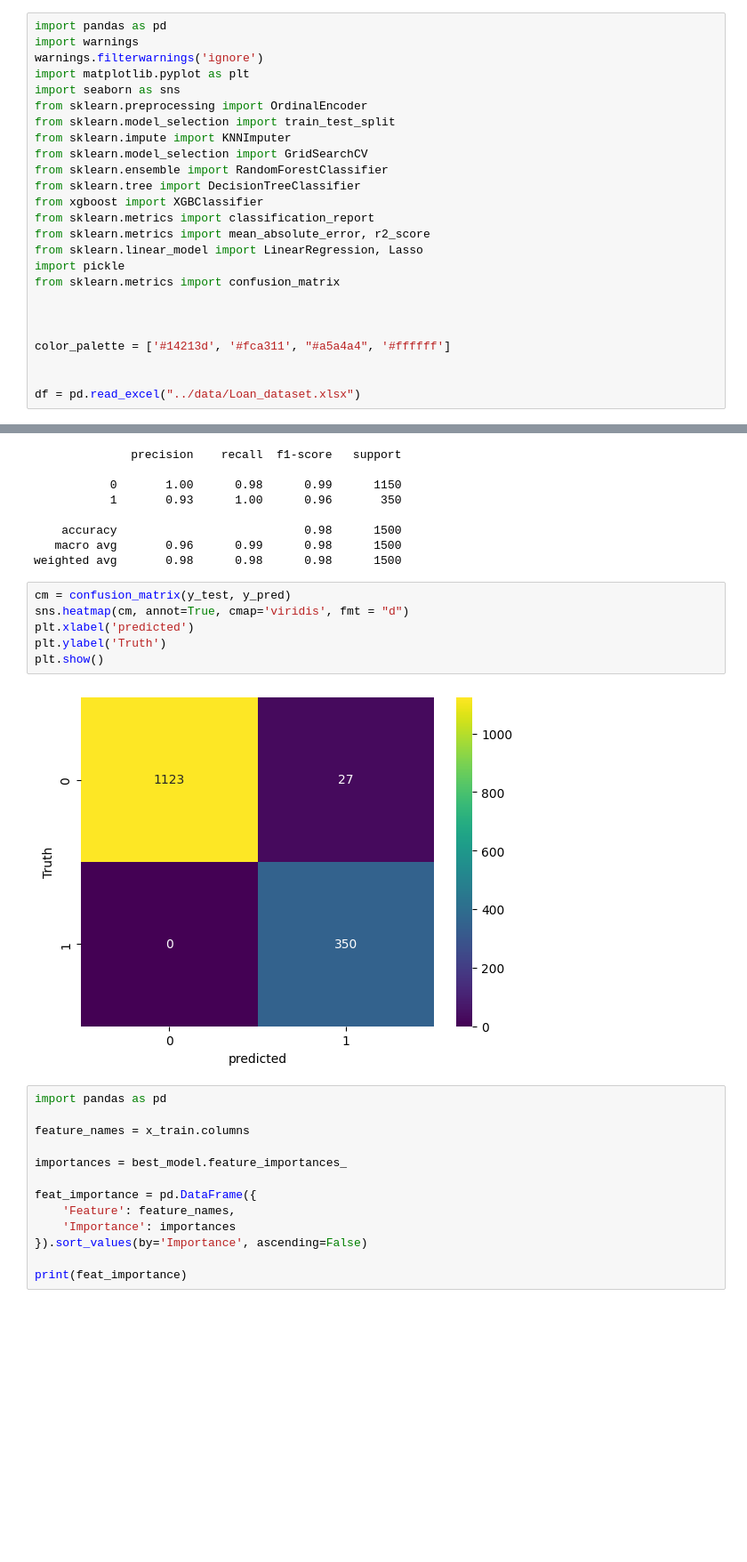
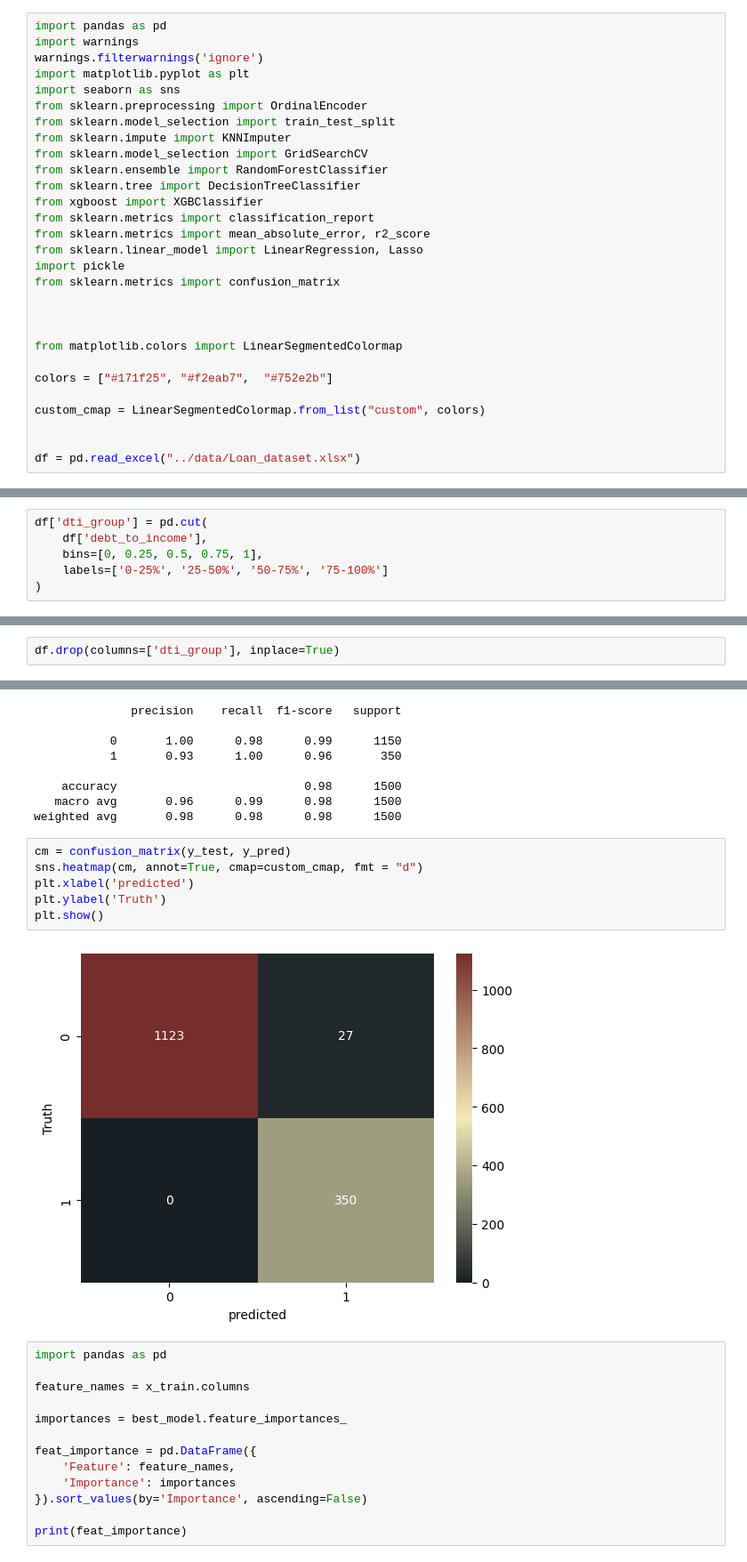
Before and after one commit to LucasDS9/Loan_approval-project, a Jupyter notebook: notebooks/loan_full_project.ipynb, the cells around one changed output, grey strips where cells are left out. Shown at 89% size. Cells and saved outputs as stored; diff of their text form; blank space fills up the shorter version.

```diff
--- a/notebooks/loan_full_project.ipynb
+++ b/notebooks/loan_full_project.ipynb
@@ -96,7 +96,11 @@ from sklearn.metrics import confusion_matrix
 
 
 
-color_palette = ['#14213d', '#fca311', "#a5a4a4", '#ffffff']
+from matplotlib.colors import LinearSegmentedColormap
+
+colors = ["#171f25", "#f2eab7",  "#752e2b"]
+
+custom_cmap = LinearSegmentedColormap.from_list("custom", colors)
 
 
 df = pd.read_excel("../data/Loan_dataset.xlsx")
@@ -303,0 +370,6 @@ A distribuição de cada gênero é bem distribuída e a aprovação para cada s
+# %%
+df['dti_group'] = pd.cut(
+    df['debt_to_income'],
+    bins=[0, 0.25, 0.5, 0.75, 1],
+    labels=['0-25%', '25-50%', '50-75%', '75-100%']
+)
@@ -304,3 +409,5 @@ A distribuição de cada gênero é bem distribuída e a aprovação para cada s
+# %%
+df.drop(columns=['dti_group'], inplace=True)
 # %%
 df.info()
 # %% [output]
@@ -545,12 +652,12 @@ print(classification_report(y_test, y_pred))
 weighted avg       0.98      0.98      0.98      1500
 # %%
 cm = confusion_matrix(y_test, y_pred)
-sns.heatmap(cm, annot=True, cmap='viridis', fmt = "d")
+sns.heatmap(cm, annot=True, cmap=custom_cmap, fmt = "d")
 plt.xlabel('predicted')
 plt.ylabel('Truth')
 plt.show()
 # %% [output]
-[figure, old version]
+[figure, new version]
 # %%
 import pandas as pd
 
```
Also changed, not shown: parts of 16 cells of this notebook.
